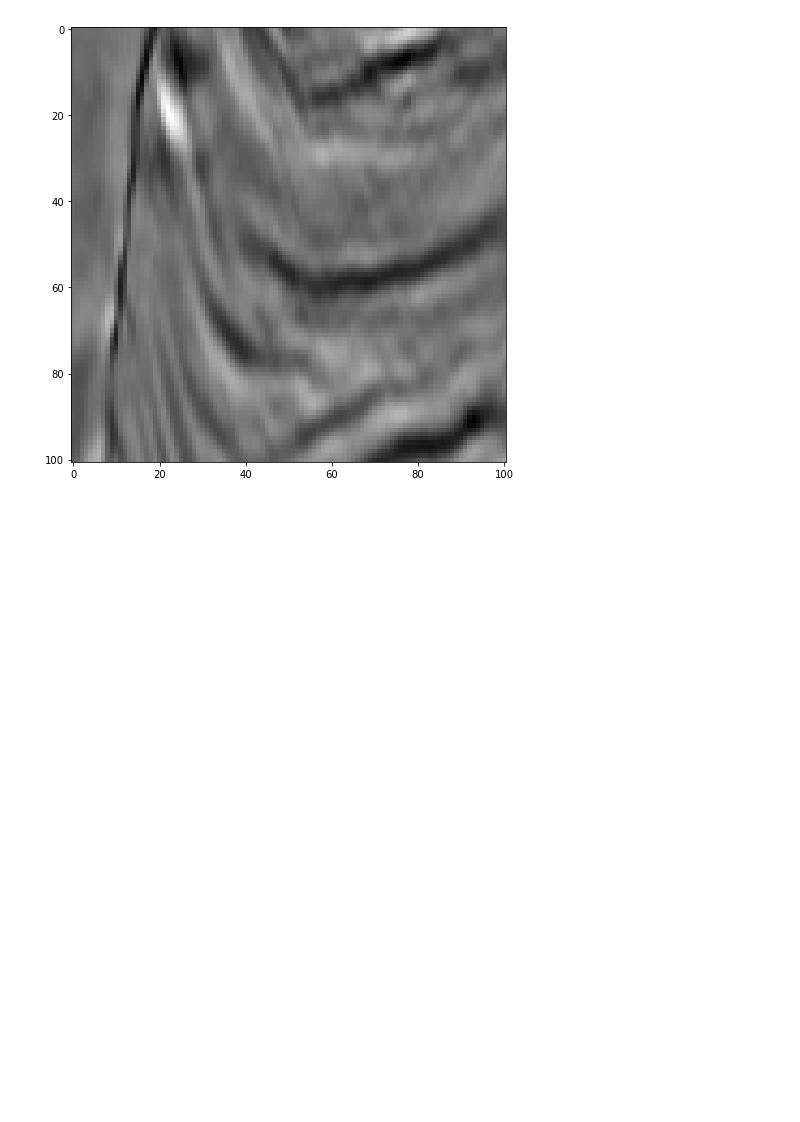
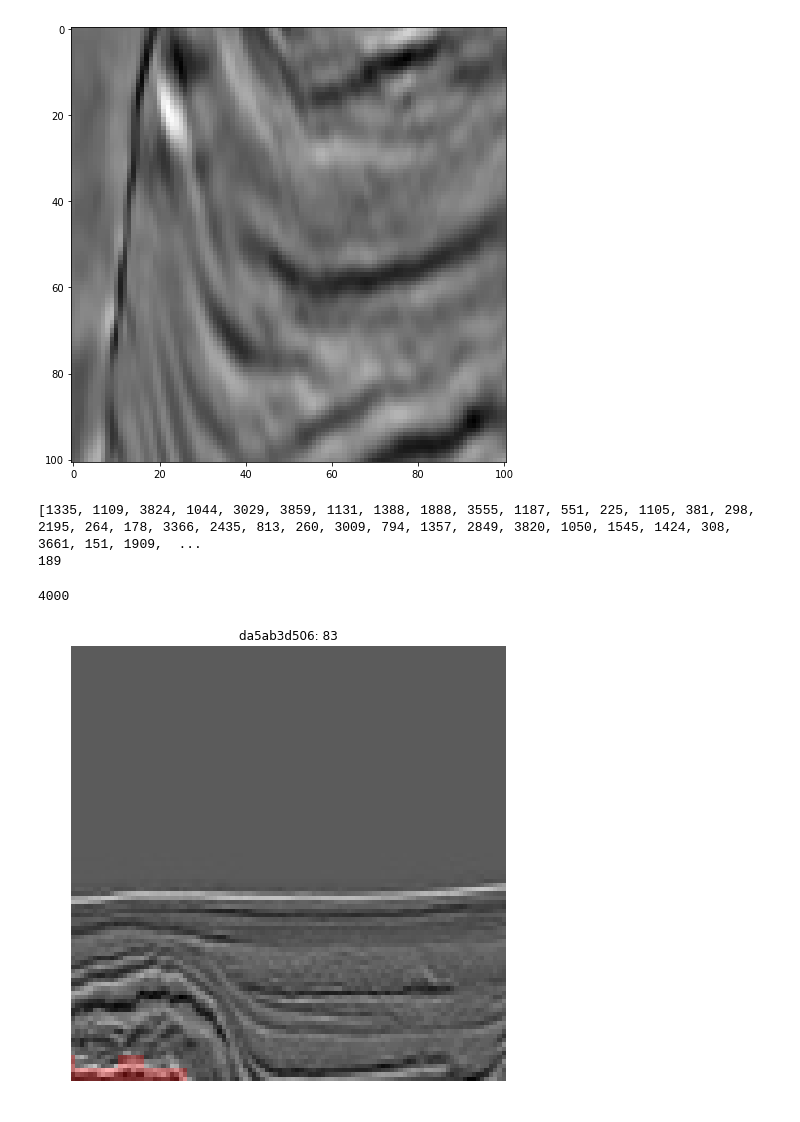
Before and after one commit to pedrodiamel/kaggle-tgs-salt-identification, a Jupyter notebook: books/data_analysis.ipynb, the cells around one changed output. Cells and saved outputs as stored; diff of their text form; code cells hidden in the pictures; blank space fills up the shorter version.

```diff
--- a/books/data_analysis.py.ipynb
+++ b/books/data_analysis.ipynb
@@ -369,3 +434,38 @@ plt.imshow(image)
 plt.show()
 # %% [output]
 [figure]
+# %%
+index = [
+1335,1109,3824,1044,3029,3859,1131,1388,1888,3555,1187,551,225,1105,381,298,2195,264,178,3366,2435,813,260,3009,794,
+1357,2849,3820,1050,1545,1424,308,3661,151,1909,2800,717,3035,3391,1987,3247,1074,169,26,2897,2211,2892,401,253,1200,
+2035,635,3011,3137,3334,2545,727,1612,514,2620,196,3951,2671,4,3267,1464,3420,3832,1068,3274,886,315,21,1717,202,3791,
+12,236,2819,1261,110,2456,2297,3984,1473,3685,250,3768,1754,2859,116,1041,1005,2281,2665,3809,1747,2650,3785,2535,2374,
+238,3180,2658,1697,786,1997,1627,1022,168,1400,3587,1869,905,3696,3624,773,2082,2331,2041,2104,2289,1998,3781,1597,111,
+348,259,3365,898,2181,3335,95,656,1777,336,2496,3250,910,1477,929,1583,3498,3232,1558,3122,311,744,2229,3790,3633,2830,
+2404,130,1805,1530,851,3112,2048,2737,3967,3140,1861,2694,3038,2789,3157,2786,1192,1092,667,1982,2765,3436,2891,3752,2426,
+1569,1953,3491,3870,2683,3618,2559,3064,1066,2328,3023,2925
+]
+
+print(index)
+print(len(index))
+# %% [output]
+[1335, 1109, 3824, 1044, 3029, 3859, 1131, 1388, 1888, 3555, 1187, 551, 225, 1105, 381, 298, 2195, 264, 178, 3366, 2435, 813, 260, 3009, 794, 1357, 2849, 3820, 1050, 1545, 1424, 308, 3661, 151, 1909,  ...
+189
+# %%
+data  = TGSProvide.create(  pathnamedataset, sub_folder='train', train=True, files='train.csv' )
+print( len(data) )
+# %% [output]
+4000
+# %%
+name, image, mask, depth = data[ index[np.random.randint( len(index) ) ] ]
+colormask = makecolormask( mask, color=[1,0,0] )
+
+plt.figure( figsize=(8,8) )
+plt.imshow( lincomb( image/255, colormask, mask, alpha=0.3 ) )
+#plt.imshow(image)
+#plt.imshow(mask, cmap='seismic', alpha=0.2)
+plt.title( '{}: {}'.format( name, depth ) )
+plt.axis('off')
+plt.show()
+# %% [output]
+[figure, added]
```
Also changed, not shown: parts of 6 cells of this notebook, 16 other files.
